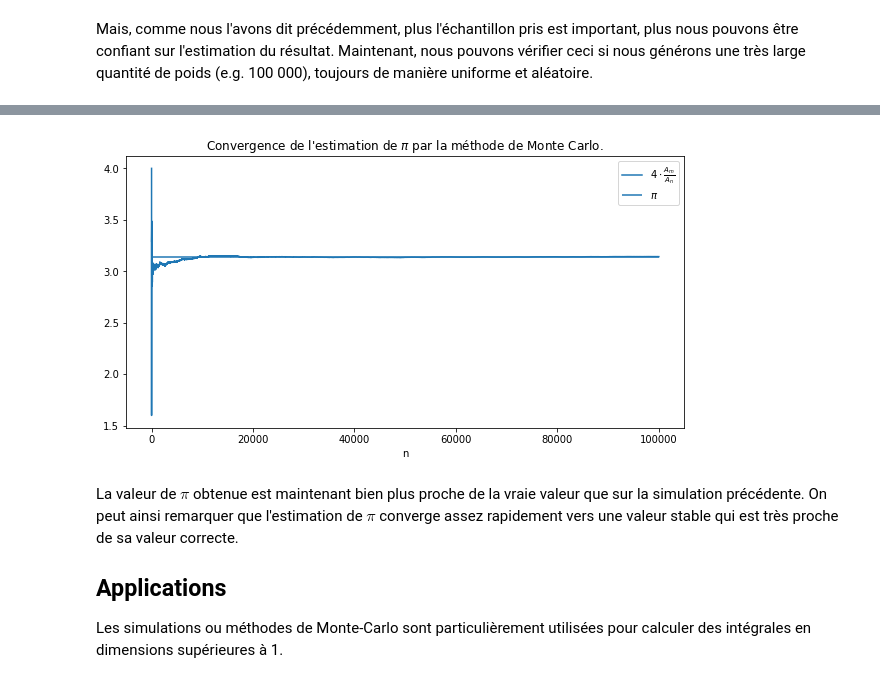
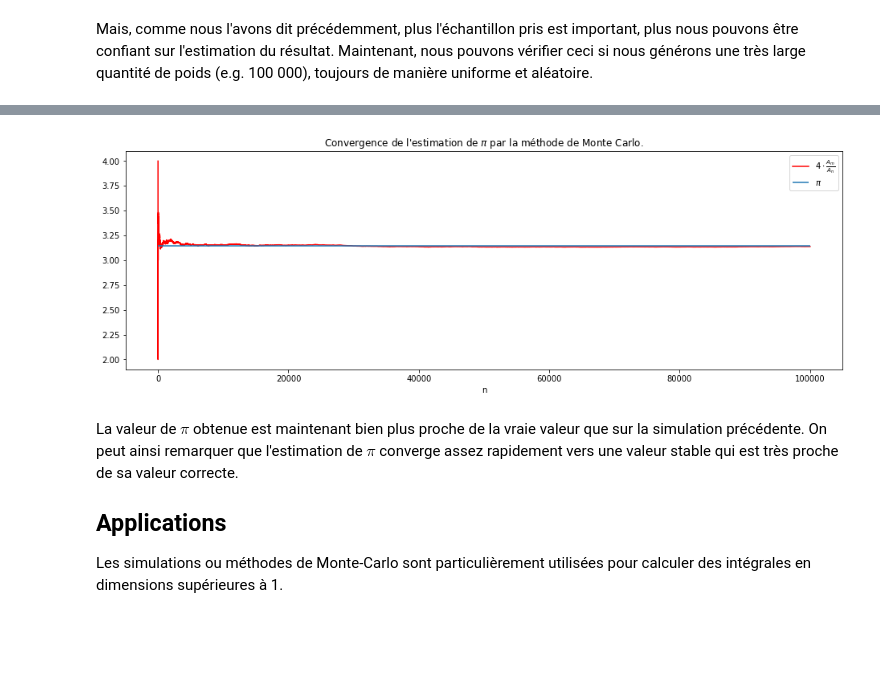
Before and after one commit to ia-z/ia-z, a Jupyter notebook: docs/Cours RL/5 - Monte Carlo.ipynb, the cells around one changed output, grey strips where cells are left out. Saved outputs shown, nothing was run; the diff lists cells and outputs as text; code cells hidden in the pictures; blank space fills up the shorter version.

```diff
--- a/docs/Cours RL/5 - Monte Carlo.ipynb
+++ b/docs/Cours RL/5 - Monte Carlo.ipynb
@@ -84,15 +84,15 @@ Estimate of pi: 3.14264
 # %%
-fig, ax = plt.subplots(1,1,figsize=(10,5))
+fig, ax = plt.subplots(1,1,figsize=(16,5))
 # Notez l'utilisation de np.cumsum(z) qui renvoie un array de la même taille
 # que z mais avec la somme cumulée le long de l'array.
 conv = 4*np.cumsum(np.sqrt(x[:, 0] ** 2 + x[:, 1] ** 2) < 1)/(np.arange(n)+1)
-plt.plot(conv, label=r'$4 \cdot \frac{A_{m} }{A_{n} }$')
+plt.plot(conv, label=r'$4 \cdot \frac{A_{m} }{A_{n} }$', c='red')
 plt.hlines(np.pi, 0, n, label=r'$\pi$')
 ax.set(title=r"Convergence de l'estimation de $\pi$ par la méthode de Monte Carlo.",
       xlabel='n')
 plt.legend();
 # %% [output]
-[figure, old version]
+[figure, new version]
 # %% [markdown]
 La valeur de $\pi$ obtenue est maintenant bien plus proche de la vraie valeur que sur la simulation précédente.
 On peut ainsi remarquer que l'estimation de $\pi$ converge assez rapidement vers une valeur stable qui est très proche de sa valeur correcte.
```
Also changed, not shown: parts of 2 cells of this notebook.
